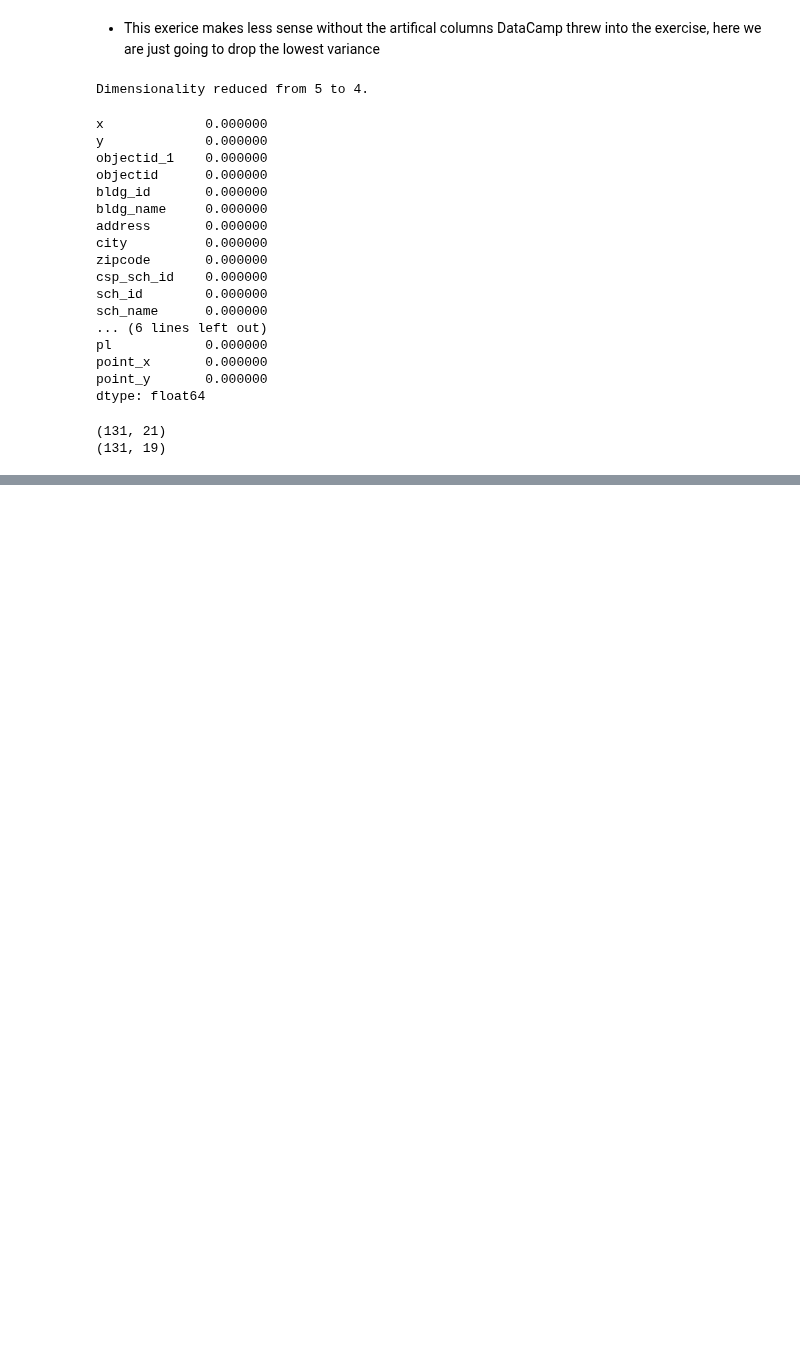
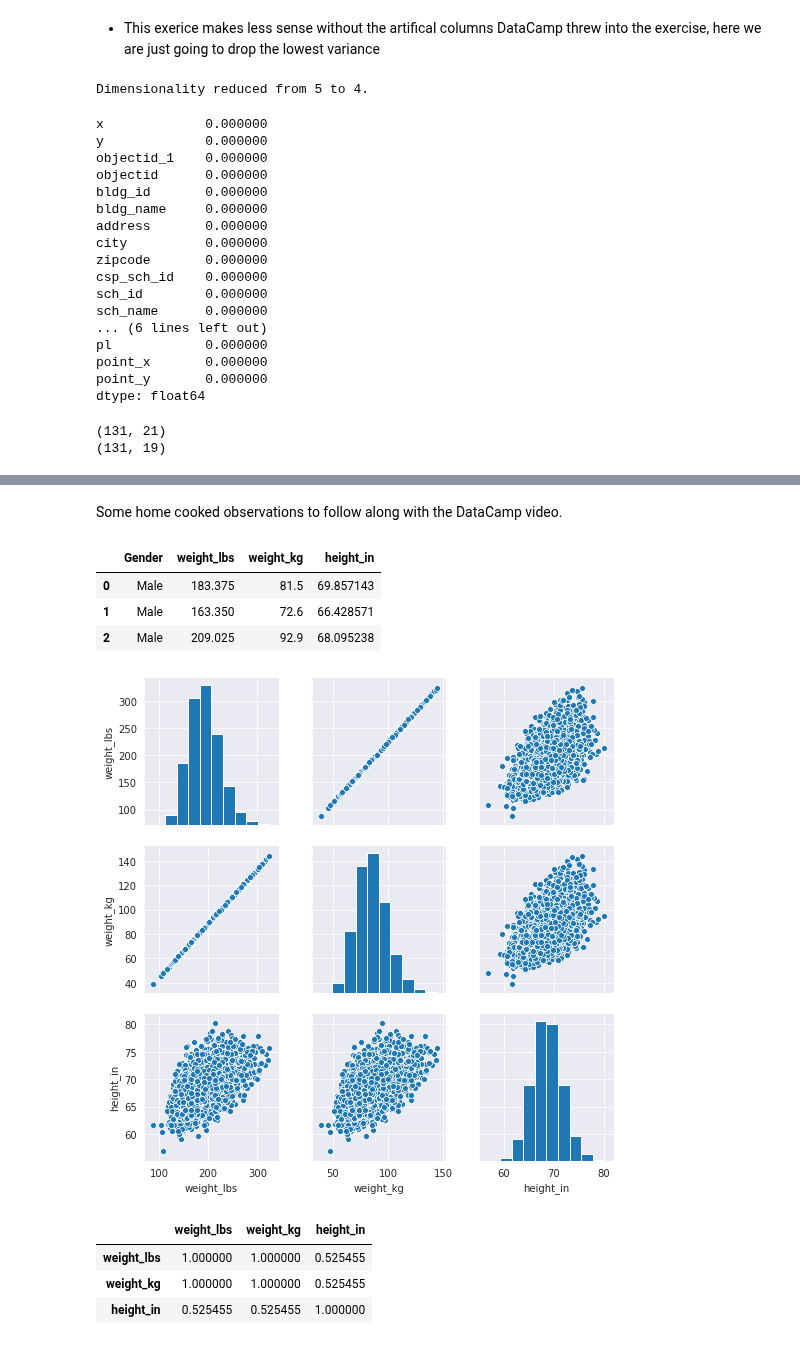
Before and after one commit to MikSm1th/datacamp_notes, a Jupyter notebook: dimension_reduction/2_Feature_selection_1.ipynb, the cells around one changed output, grey strips where cells are left out. Saved outputs shown, nothing was run; the diff lists cells and outputs as text; code cells hidden in the pictures; blank space fills up the shorter version.

```diff
--- a/dimension_reduction/2_Feature_selection_1.ipynb
+++ b/dimension_reduction/2_Feature_selection_1.ipynb
@@ -329,0 +331,25 @@ print(reduced_df.shape)
+# %% [markdown]
+Some home cooked observations to follow along with the DataCamp video.
+# %%
+ansur_df = pd.read_csv('data/ANSUR_II_MALE.csv')
+ansur_df['height_in'] = ansur_df['acromialheight'] / 21
+ansur_df['weight_lbs'] = ansur_df['weight_kg'] * 2.25
+ansur = ansur_df[['Gender','weight_lbs', 'weight_kg', 'height_in']]
+ansur.head(3)
+# %% [output]
+|  | Gender | weight_lbs | weight_kg | height_in |
+| 0 | Male | 183.375 | 81.5 | 69.857143 |
+| 1 | Male | 163.350 | 72.6 | 66.428571 |
+| 2 | Male | 209.025 | 92.9 | 68.095238 |
+# %%
+sns.pairplot(ansur)
+plt.show()
+# %% [output]
+[figure, added]
+# %%
+ansur.corr()
+# %% [output]
+|  | weight_lbs | weight_kg | height_in |
+| weight_lbs | 1.000000 | 1.000000 | 0.525455 |
+| weight_kg | 1.000000 | 1.000000 | 0.525455 |
+| height_in | 0.525455 | 0.525455 | 1.000000 |
```
Also changed, not shown: parts of 11 cells of this notebook, 1 other file.
